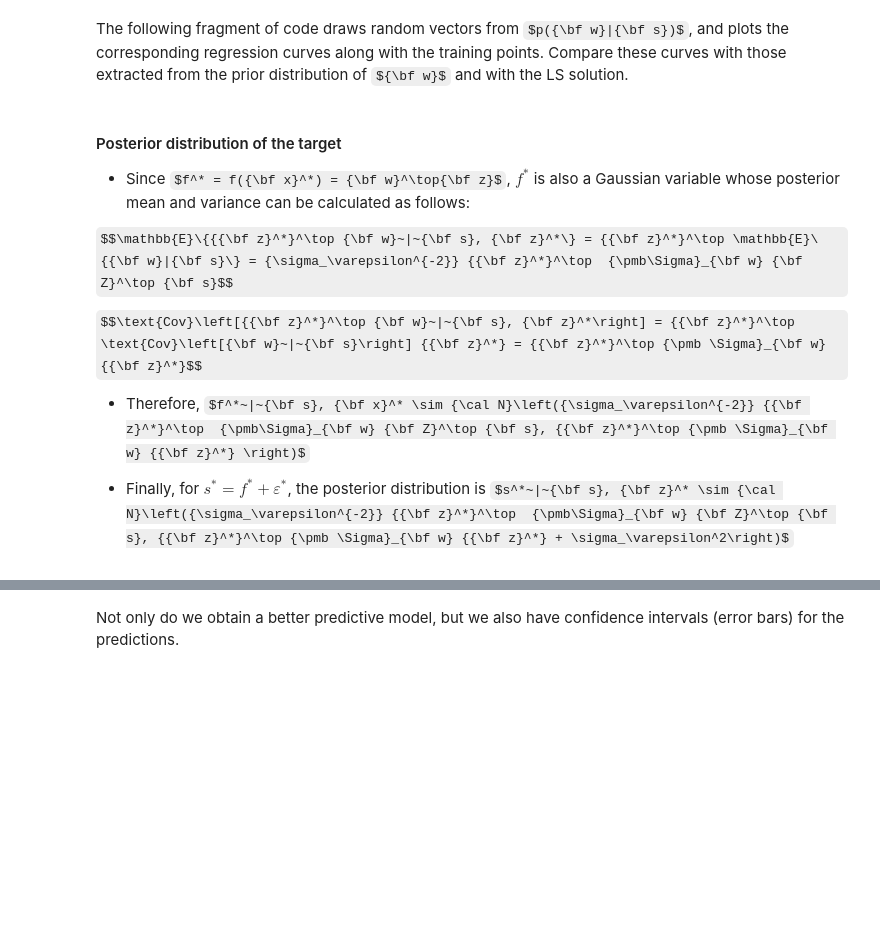
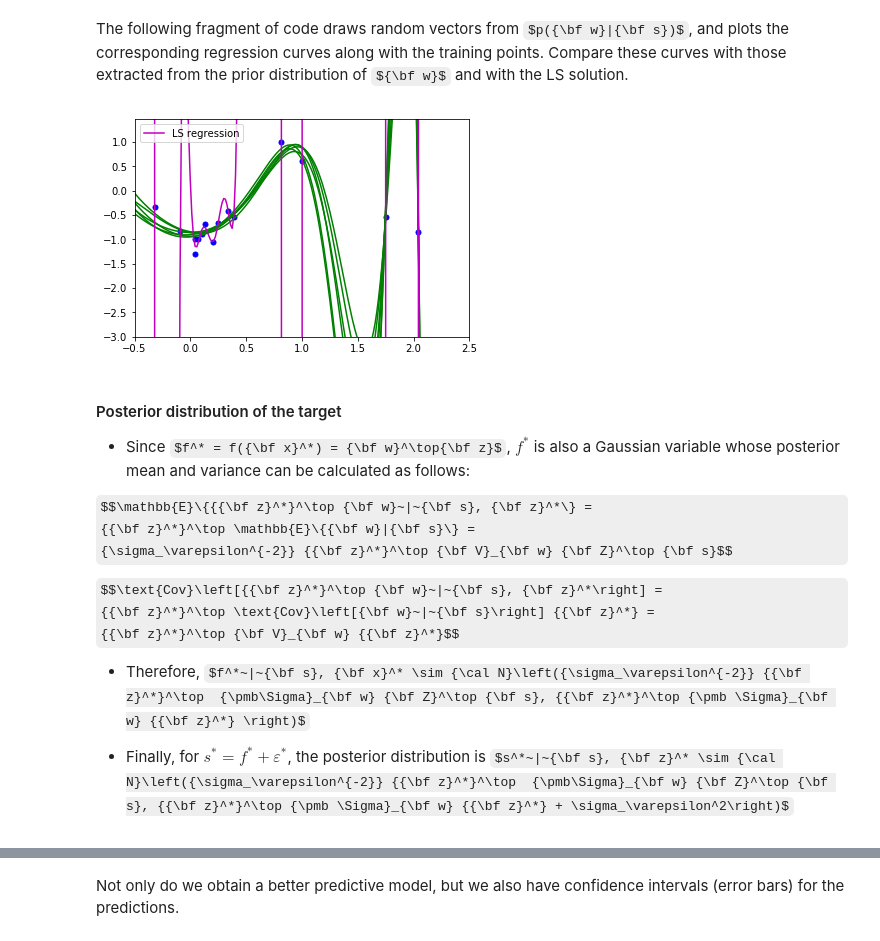
Before and after one commit to ML4DS/ML4all, a Jupyter notebook: R5.Bayesian_Regression/Bayesian_regression_student.ipynb, the cells around one changed output, grey strips where cells are left out. Saved outputs shown, nothing was run; the diff lists cells and outputs as text; code cells hidden in the pictures; some formulas as TeX source; blank space fills up the shorter version.

```diff
--- a/R5.Bayesian_Regression/Bayesian_regression_student.ipynb
+++ b/R5.Bayesian_Regression/Bayesian_regression_student.ipynb
@@ -386,57 +392,66 @@ std_n = 0.2
 degree = 12
 nplots = 6
 
-#Prior distribution parameters
+# Prior distribution parameters
 sigma_eps = 0.1
 mean_w = np.zeros((degree+1,))
-sigma_p = .3 * np.eye(degree+1)
+sigma_p = .5
+Var_p = sigma_p**2 * np.eye(degree+1)
 
+# Data generation
 X_tr = 3 * np.random.random((n_points,1)) - 0.5
 S_tr = - np.cos(frec*X_tr) + std_n * np.random.randn(n_points,1)
 X_grid = np.linspace(-.5,2.5,n_grid)
 S_grid = - np.cos(frec*X_grid) #Noise free for the true model
 
 fig = plt.figure()
 ax = fig.add_subplot(111)
 ax.plot(X_tr,S_tr,'b.',markersize=10)
 
 # Compute matrix with training input data for the polynomial model
 Z = []
 for x_val in X_tr.tolist():
     Z.append([x_val[0]**k for k in range(degree+1)])
-Z=np.asmatrix(Z)
+Z = np.asmatrix(Z)
 
 #Compute posterior distribution parameters
-Sigma_w = np.linalg.inv(np.dot(Z.T,Z)/(sigma_eps**2) + np.linalg.inv(sigma_p))
-posterior_mean = Sigma_w.dot(Z.T).dot(S_tr)/(sigma_eps**2)
+Var_w = np.linalg.inv(np.dot(Z.T,Z)/(sigma_eps**2) + np.linalg.inv(Var_p))
+posterior_mean = Var_w.dot(Z.T).dot(S_tr)/(sigma_eps**2)
 posterior_mean = np.array(posterior_mean).flatten()
 
 for k in range(nplots):
 
-    #Draw weights from the posterior distribution
-    w_iter = np.random.multivariate_normal(posterior_mean,Sigma_w)
-    #Note that polyval assumes the first element of weight vector is the coefficient of
-    #the highest degree term. Thus, we need to reverse w_iter
+    # Draw weights from the posterior distribution
+    w_iter = np.random.multivariate_normal(posterior_mean, Var_w)
+
+    # Note that polyval assumes the first element of weight vector is the coefficient of
+    # the highest degree term. Thus, we need to reverse w_iter
     S_grid_iter = np.polyval(w_iter[::-1],X_grid)
     ax.plot(X_grid,S_grid_iter,'g-')
 
-#We plot also the least square solution
+# We plot also the least square solution
 w_LS = np.polyfit(X_tr.flatten(), S_tr.flatten(), degree)
 S_grid_iter = np.polyval(w_LS,X_grid)
-ax.plot(X_grid,S_grid_iter,'m-',label='LS regression')
 
-ax.set_xlim(-.5,2.5)
-ax.set_ylim(S_tr[0]-2,S_tr[-1]+2)
+ax.plot(X_grid, S_grid_iter, 'm-', label='LS regression')
+ax.set_xlim(-.5, 2.5)
+ax.set_ylim(S_tr[0] - 2, S_tr[-1] + 2)
 ax.legend(loc='best')
 plt.show()
+# %% [output]
+[figure, added]
 # %% [markdown]
 #### Posterior distribution of the target
 
    - Since $f^* = f({\bf x}^*) = {\bf w}^\top{\bf z}$, $f^*$ is also a Gaussian variable whose posterior mean and variance can be calculated as follows:
 
-   $$\mathbb{E}\{{{\bf z}^*}^\top {\bf w}~|~{\bf s}, {\bf z}^*\} = {{\bf z}^*}^\top \mathbb{E}\{{\bf w}|{\bf s}\} = {\sigma_\varepsilon^{-2}} {{\bf z}^*}^\top  {\pmb\Sigma}_{\bf w} {\bf Z}^\top {\bf s}$$
+   $$\mathbb{E}\{{{\bf z}^*}^\top {\bf w}~|~{\bf s}, {\bf z}^*\} =
+       {{\bf z}^*}^\top \mathbb{E}\{{\bf w}|{\bf s}\} =
+       {\sigma_\varepsilon^{-2}} {{\bf z}^*}^\top {\bf V}_{\bf w} {\bf Z}^\top {\bf s}$$
 
-   $$\text{Cov}\left[{{\bf z}^*}^\top {\bf w}~|~{\bf s}, {\bf z}^*\right] = {{\bf z}^*}^\top \text{Cov}\left[{\bf w}~|~{\bf s}\right] {{\bf z}^*} = {{\bf z}^*}^\top {\pmb \Sigma}_{\bf w} {{\bf z}^*}$$
+   $$\text{Cov}\left[{{\bf z}^*}^\top {\bf w}~|~{\bf s}, {\bf z}^*\right] =
+       {{\bf z}^*}^\top \text{Cov}\left[{\bf w}~|~{\bf s}\right] {{\bf z}^*} =
+       {{\bf z}^*}^\top {\bf V}_{\bf w} {{\bf z}^*}$$
 
 
    - Therefore, $f^*~|~{\bf s}, {\bf x}^* \sim {\cal N}\left({\sigma_\varepsilon^{-2}} {{\bf z}^*}^\top  {\pmb\Sigma}_{\bf w} {\bf Z}^\top {\bf s}, {{\bf z}^*}^\top {\pmb \Sigma}_{\bf w} {{\bf z}^*} \right)$
```
Also changed, not shown: parts of 13 cells of this notebook, 13 other files.
